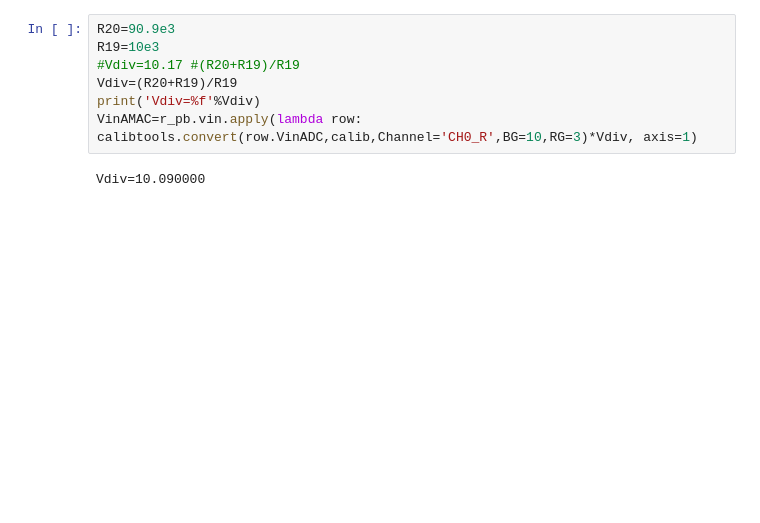
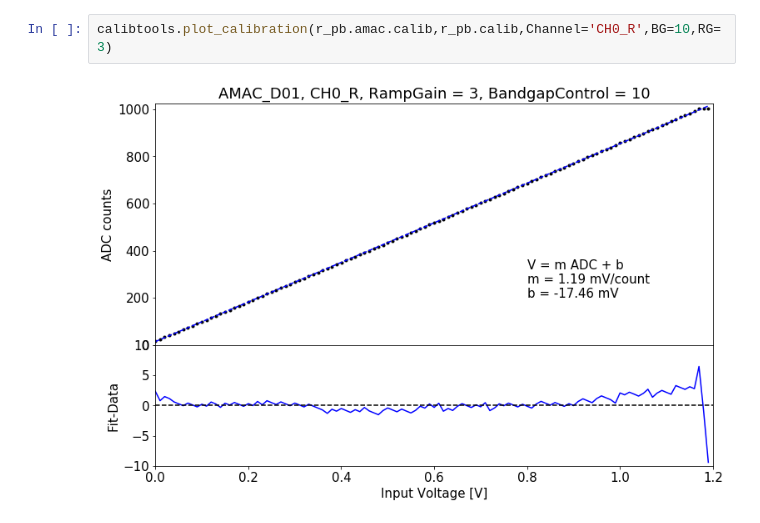
Before and after one commit to kkrizka/amacalibration, a Jupyter notebook: PowerBoardVinComparison.ipynb, the cells around one changed output. Drawn from its saved outputs; the diff is of its cells as text; blank space fills up the shorter version.

```diff
--- a/PowerBoardVinComparison.ipynb
+++ b/PowerBoardVinComparison.ipynb
@@ -39,12 +27,7 @@ calibtools.plot_calibration(r_amac.calib,calib,None,10,3)
-# %%
-R20=90.9e3
-R19=10e3
-#Vdiv=10.17 #(R20+R19)/R19
-Vdiv=(R20+R19)/R19
-print('Vdiv=%f'%Vdiv)
-VinAMAC=r_pb.vin.apply(lambda row: calibtools.convert(row.VinADC,calib,Channel='CH0_R',BG=10,RG=3)*Vdiv, axis=1)
-# %% [output]
-Vdiv=10.090000
+# %%
+calibtools.plot_calibration(r_pb.amac.calib,r_pb.calib,Channel='CH0_R',BG=10,RG=3)
+# %% [output]
+[figure, added]
 # %%
 plt.subplots_adjust(hspace=0.,wspace=0.)
 
```
Also changed, not shown: parts of 12 cells of this notebook, 4 other files.
